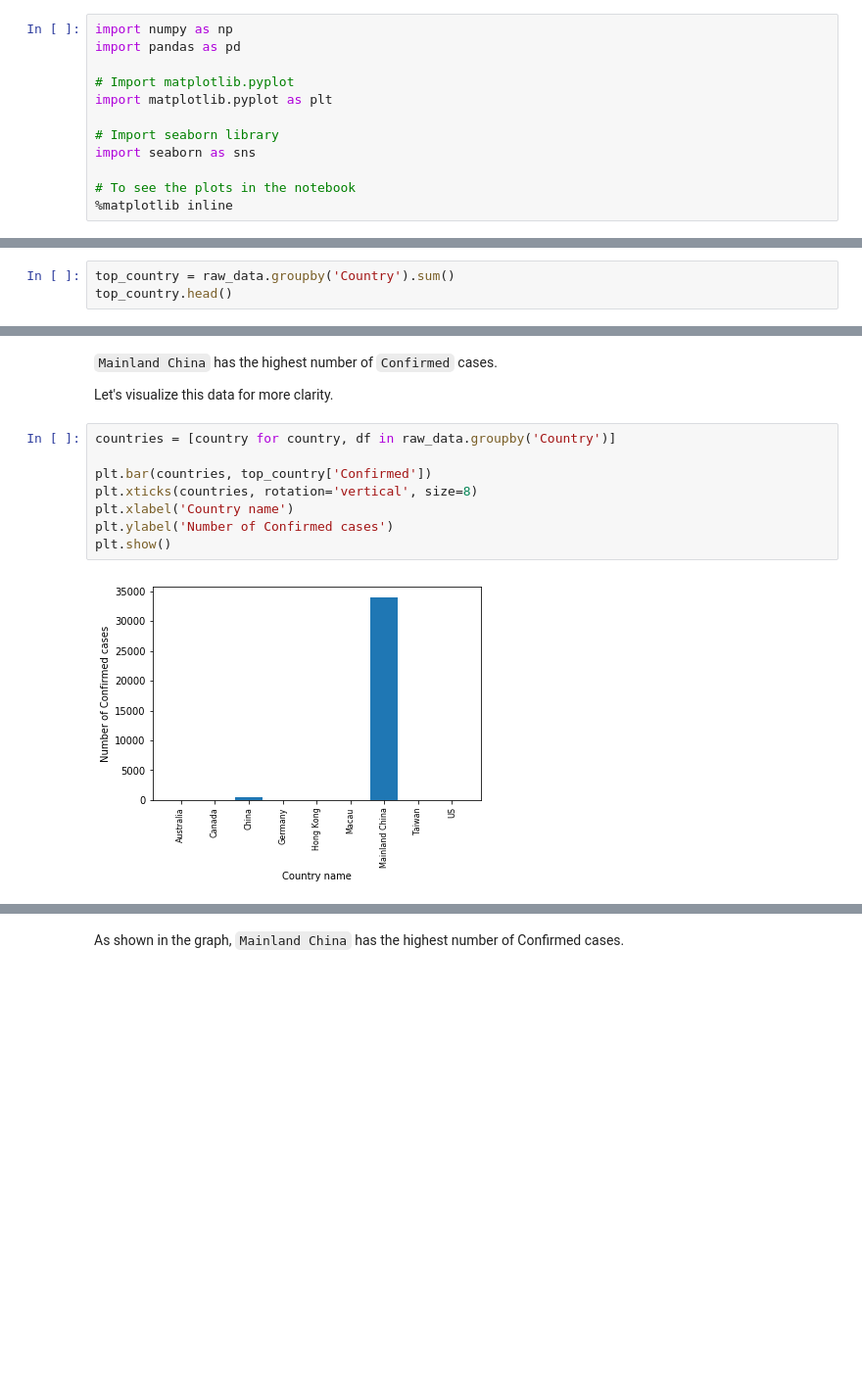
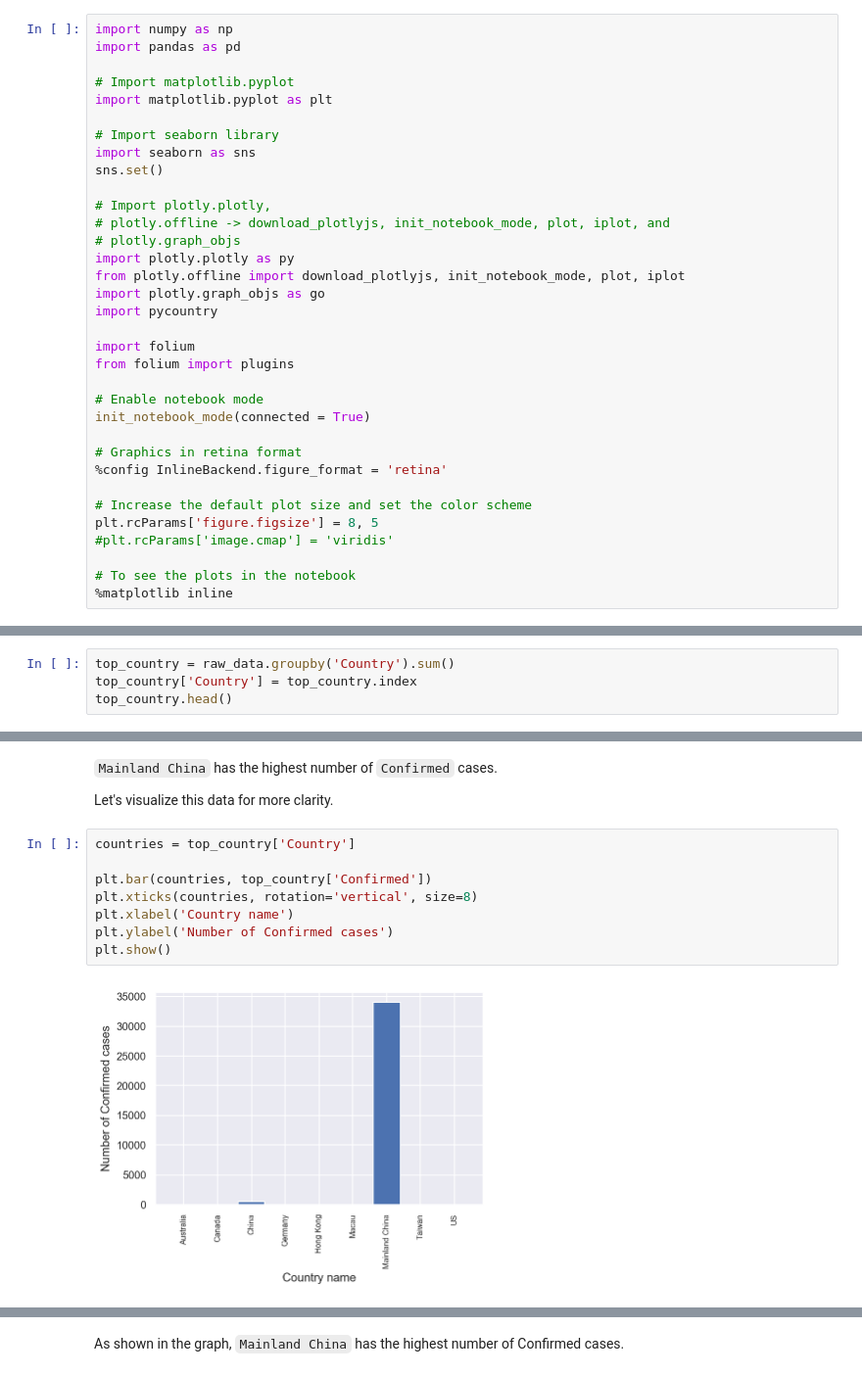
Before and after one commit to sanjog-yadav/Navel-Corona-Virus, a Jupyter notebook: Novel_Corona_Virus_EDA.ipynb, the cells around one changed output, grey strips where cells are left out. Shown: that part at 98% size. Saved outputs shown, nothing was run; the diff lists cells and outputs as text; blank space fills up the shorter version.

Commit message:
Added more graphs to visualise data

```diff
--- a/Novel_Corona_Virus_EDA.ipynb
+++ b/Novel_Corona_Virus_EDA.ipynb
@@ -28,6 +28,28 @@ import matplotlib.pyplot as plt
 
 # Import seaborn library
 import seaborn as sns
+sns.set()
+
+# Import plotly.plotly,
+# plotly.offline -> download_plotlyjs, init_notebook_mode, plot, iplot, and
+# plotly.graph_objs
+import plotly.plotly as py
+from plotly.offline import download_plotlyjs, init_notebook_mode, plot, iplot
+import plotly.graph_objs as go
+import pycountry
+
+import folium
+from folium import plugins
+
+# Enable notebook mode
+init_notebook_mode(connected = True)
+
+# Graphics in retina format
+%config InlineBackend.figure_format = 'retina'
+
+# Increase the default plot size and set the color scheme
+plt.rcParams['figure.figsize'] = 8, 5
+#plt.rcParams['image.cmap'] = 'viridis'
 
 # To see the plots in the notebook
 %matplotlib inline
@@ -202,5 +224,6 @@ The death percentage among the Confirmed cases is only `2.3%`. The severity leve
 ### Question 2 : Which top 5 country has most number of Confirmed cases?
 # %%
 top_country = raw_data.groupby('Country').sum()
+top_country['Country'] = top_country.index
 top_country.head()
 # %% [output]
@@ -230,12 +253,12 @@ top_country.sort_values(by='Confirmed', ascending=False).head(10)
 
 Let's visualize this data for more clarity.
 # %%
-countries = [country for country, df in raw_data.groupby('Country')]
+countries = top_country['Country']
 
 plt.bar(countries, top_country['Confirmed'])
 plt.xticks(countries, rotation='vertical', size=8)
 plt.xlabel('Country name')
 plt.ylabel('Number of Confirmed cases')
 plt.show()
 # %% [output]
-[figure, old version]
+[figure, new version]
```
Also changed, not shown: parts of 22 cells of this notebook.
